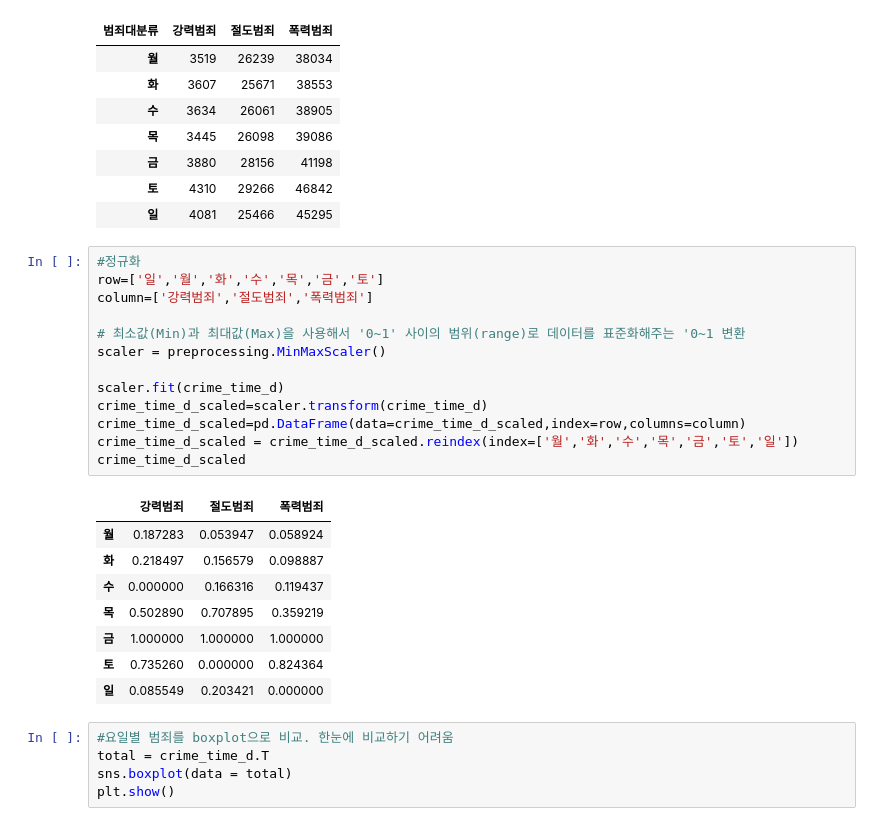
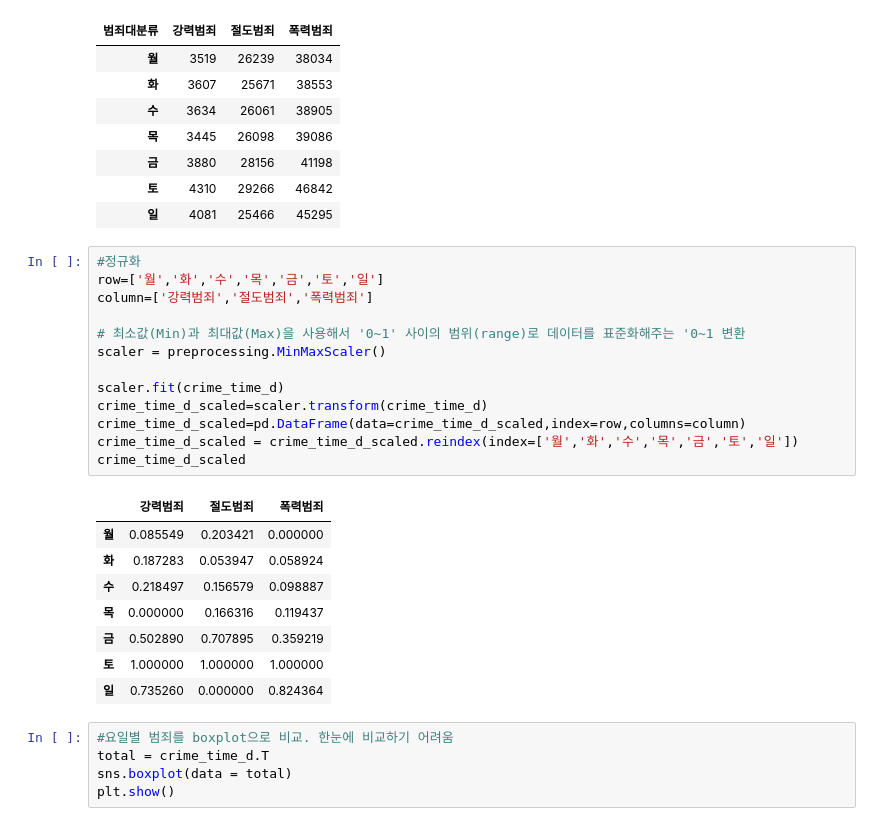
Before and after one commit to Hu-GE2022/artData, a Jupyter notebook: 동규/5대범죄 시간 및 요일별 범죄 시각화.ipynb, the cells around one changed output. Saved outputs shown, nothing was run; the diff lists cells and outputs as text.

```diff
--- a/동규/5대범죄 시간 및 요일별 범죄 시각화.ipynb
+++ b/동규/5대범죄 시간 및 요일별 범죄 시각화.ipynb
@@ -54,26 +54,26 @@ crime_time_d
 | 일 | 4081 | 25466 | 45295 |
 # %%
 #정규화
-row=['일','월','화','수','목','금','토']
+row=['월','화','수','목','금','토','일']
 column=['강력범죄','절도범죄','폭력범죄']
 
 # 최소값(Min)과 최대값(Max)을 사용해서 '0~1' 사이의 범위(range)로 데이터를 표준화해주는 '0~1 변환
 scaler = preprocessing.MinMaxScaler()
 
 scaler.fit(crime_time_d)
 crime_time_d_scaled=scaler.transform(crime_time_d)
 crime_time_d_scaled=pd.DataFrame(data=crime_time_d_scaled,index=row,columns=column)
 crime_time_d_scaled = crime_time_d_scaled.reindex(index=['월','화','수','목','금','토','일'])
 crime_time_d_scaled
 # %% [output]
 |  | 강력범죄 | 절도범죄 | 폭력범죄 |
-| 월 | 0.187283 | 0.053947 | 0.058924 |
-| 화 | 0.218497 | 0.156579 | 0.098887 |
-| 수 | 0.000000 | 0.166316 | 0.119437 |
-| 목 | 0.502890 | 0.707895 | 0.359219 |
-| 금 | 1.000000 | 1.000000 | 1.000000 |
-| 토 | 0.735260 | 0.000000 | 0.824364 |
-| 일 | 0.085549 | 0.203421 | 0.000000 |
+| 월 | 0.085549 | 0.203421 | 0.000000 |
+| 화 | 0.187283 | 0.053947 | 0.058924 |
+| 수 | 0.218497 | 0.156579 | 0.098887 |
+| 목 | 0.000000 | 0.166316 | 0.119437 |
+| 금 | 0.502890 | 0.707895 | 0.359219 |
+| 토 | 1.000000 | 1.000000 | 1.000000 |
+| 일 | 0.735260 | 0.000000 | 0.824364 |
 # %%
 #요일별 범죄를 boxplot으로 비교. 한눈에 비교하기 어려움
 total = crime_time_d.T
```
Also changed, not shown: parts of 4 cells of this notebook.
